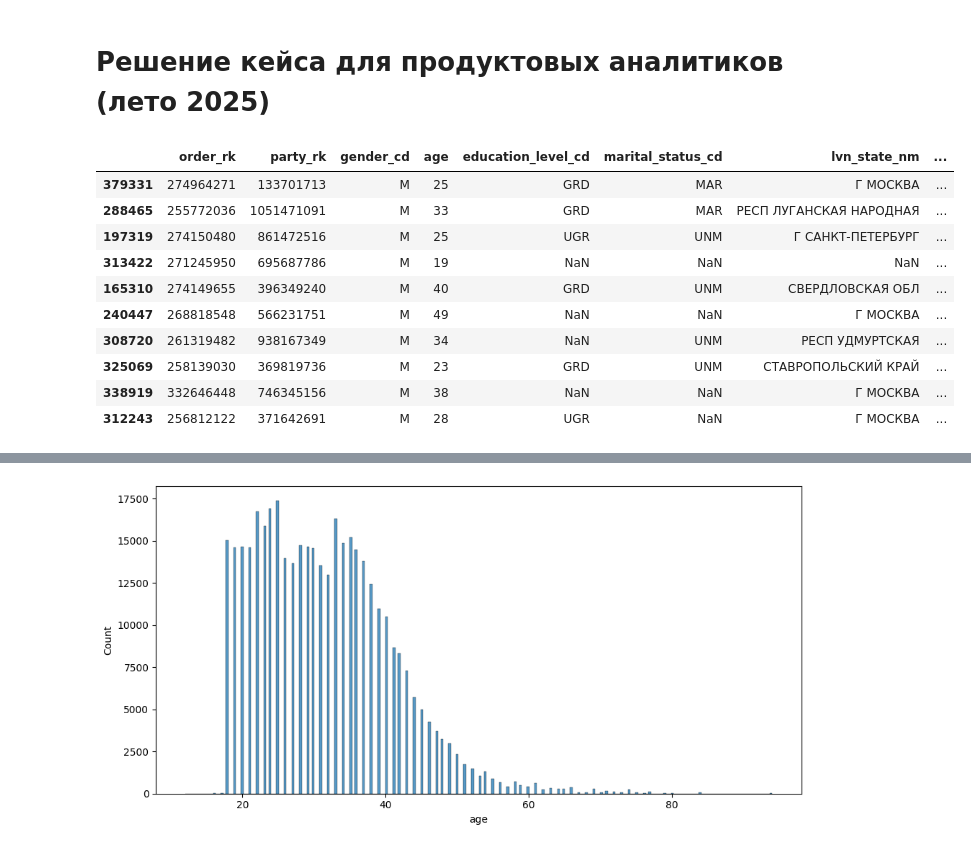
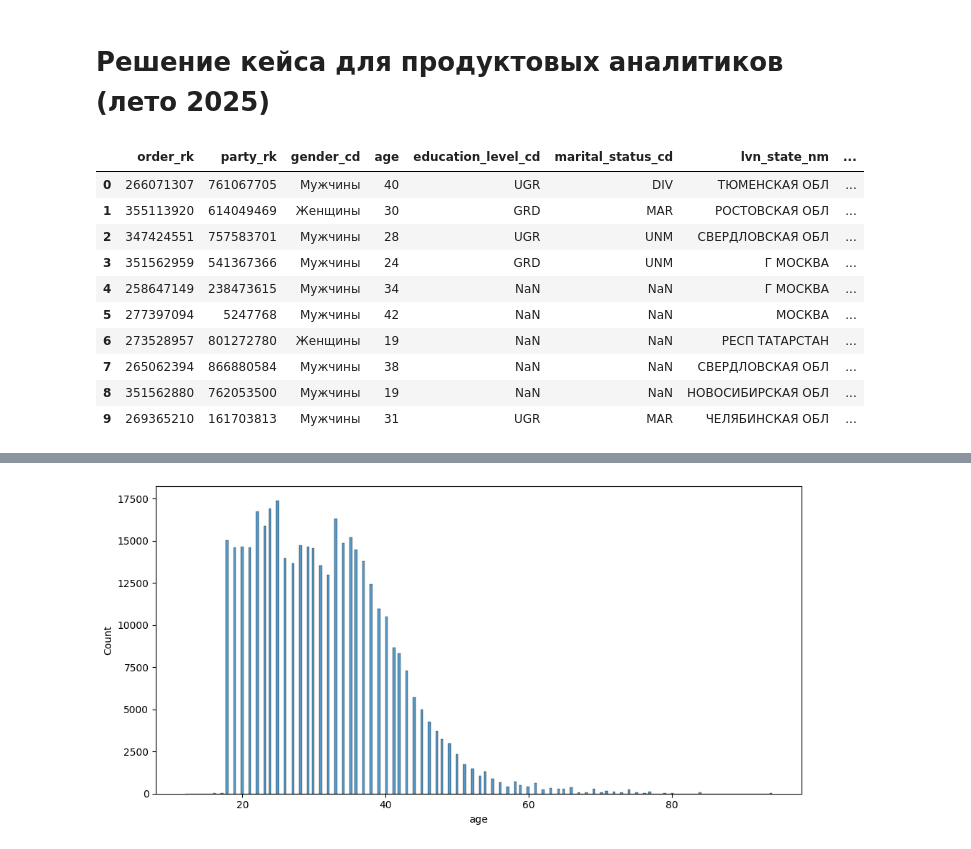
Before and after one commit to lidaEYE/eda-kicksharing-2024, a Jupyter notebook: tb-analysis-2025.ipynb, the cells around one changed output, grey strips where cells are left out. Saved outputs shown, nothing was run; the diff lists cells and outputs as text; code cells hidden in the pictures.

```diff
--- a/tb-analysis-2025.ipynb
+++ b/tb-analysis-2025.ipynb
@@ -12,16 +14,17 @@ warnings.filterwarnings("ignore")
 df = pd.read_csv("kicksharing.csv")
 # %%
-display(df.sample(10)) # показываем первые 6 строк
+# Вывод первых 10 строк
+display(df.head(10)) # показываем первые 10 строк
 # %% [output]
 |  | order_rk | party_rk | gender_cd | age | education_level_cd | marital_status_cd | lvn_state_nm | ... |
-| 379331 | 274964271 | 133701713 | M | 25 | GRD | MAR | Г МОСКВА | ... |
-| 288465 | 255772036 | 1051471091 | M | 33 | GRD | MAR | РЕСП ЛУГАНСКАЯ НАРОДНАЯ | ... |
-| 197319 | 274150480 | 861472516 | M | 25 | UGR | UNM | Г САНКТ-ПЕТЕРБУРГ | ... |
-| 313422 | 271245950 | 695687786 | M | 19 | NaN | NaN | NaN | ... |
-| 165310 | 274149655 | 396349240 | M | 40 | GRD | UNM | СВЕРДЛОВСКАЯ ОБЛ | ... |
-| 240447 | 268818548 | 566231751 | M | 49 | NaN | NaN | Г МОСКВА | ... |
-| 308720 | 261319482 | 938167349 | M | 34 | NaN | UNM | РЕСП УДМУРТСКАЯ | ... |
-| 325069 | 258139030 | 369819736 | M | 23 | GRD | UNM | СТАВРОПОЛЬСКИЙ КРАЙ | ... |
-| 338919 | 332646448 | 746345156 | M | 38 | NaN | NaN | Г МОСКВА | ... |
-| 312243 | 256812122 | 371642691 | M | 28 | UGR | NaN | Г МОСКВА | ... |
+| 0 | 266071307 | 761067705 | Мужчины | 40 | UGR | DIV | ТЮМЕНСКАЯ ОБЛ | ... |
+| 1 | 355113920 | 614049469 | Женщины | 30 | GRD | MAR | РОСТОВСКАЯ ОБЛ | ... |
+| 2 | 347424551 | 757583701 | Мужчины | 28 | UGR | UNM | СВЕРДЛОВСКАЯ ОБЛ | ... |
+| 3 | 351562959 | 541367366 | Мужчины | 24 | GRD | UNM | Г МОСКВА | ... |
+| 4 | 258647149 | 238473615 | Мужчины | 34 | NaN | NaN | Г МОСКВА | ... |
+| 5 | 277397094 | 5247768 | Мужчины | 42 | NaN | NaN | МОСКВА | ... |
+| 6 | 273528957 | 801272780 | Женщины | 19 | NaN | NaN | РЕСП ТАТАРСТАН | ... |
+| 7 | 265062394 | 866880584 | Мужчины | 38 | NaN | NaN | СВЕРДЛОВСКАЯ ОБЛ | ... |
+| 8 | 351562880 | 762053500 | Мужчины | 19 | NaN | NaN | НОВОСИБИРСКАЯ ОБЛ | ... |
+| 9 | 269365210 | 161703813 | Мужчины | 31 | UGR | MAR | ЧЕЛЯБИНСКАЯ ОБЛ | ... |
 # %%
```
Also changed, not shown: parts of 12 cells of this notebook.
